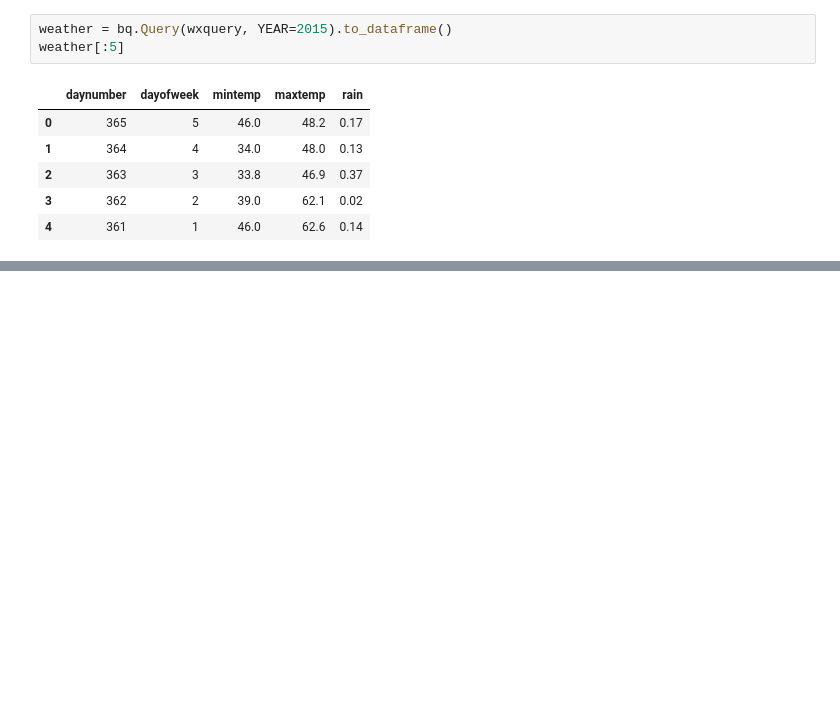
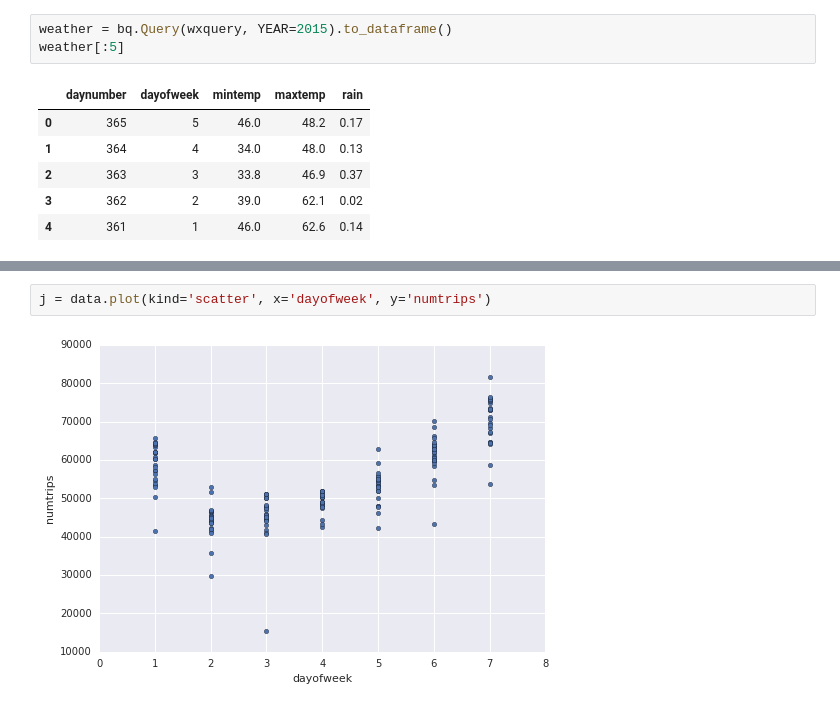
Before and after one commit to delfosseaurelien/google-cloud, a Jupyter notebook: tensorflow_example.ipynb, the cells around one changed output, grey strips where cells are left out. Saved outputs shown, nothing was run; the diff lists cells and outputs as text; blank space fills up the shorter version.

```diff
--- a/tensorflow_example.ipynb
+++ b/tensorflow_example.ipynb
@@ -70,0 +85,4 @@ weather[:5]
+# %%
+j = data.plot(kind='scatter', x='dayofweek', y='numtrips')
+# %% [output]
+[figure, added]
```
Also changed, not shown: parts of 3 cells of this notebook.
